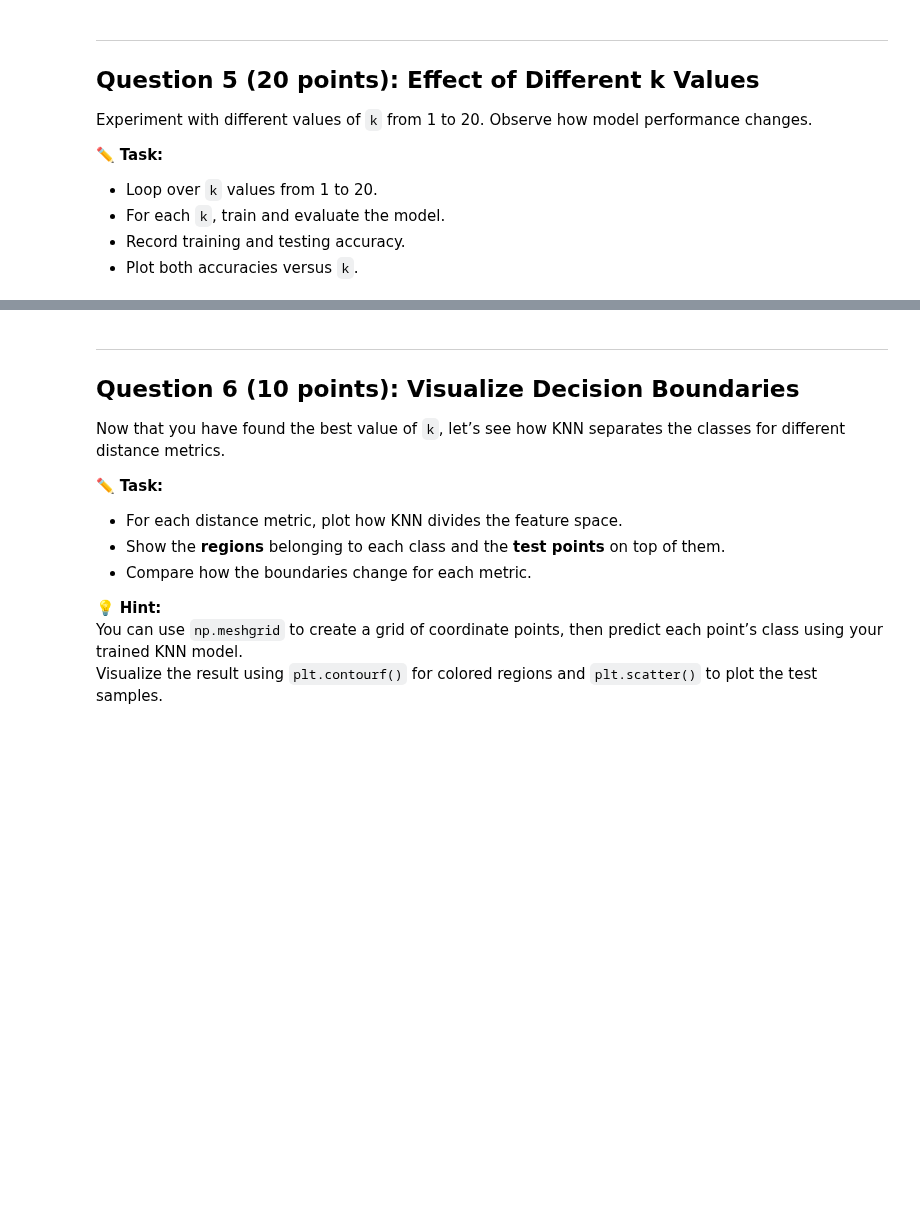
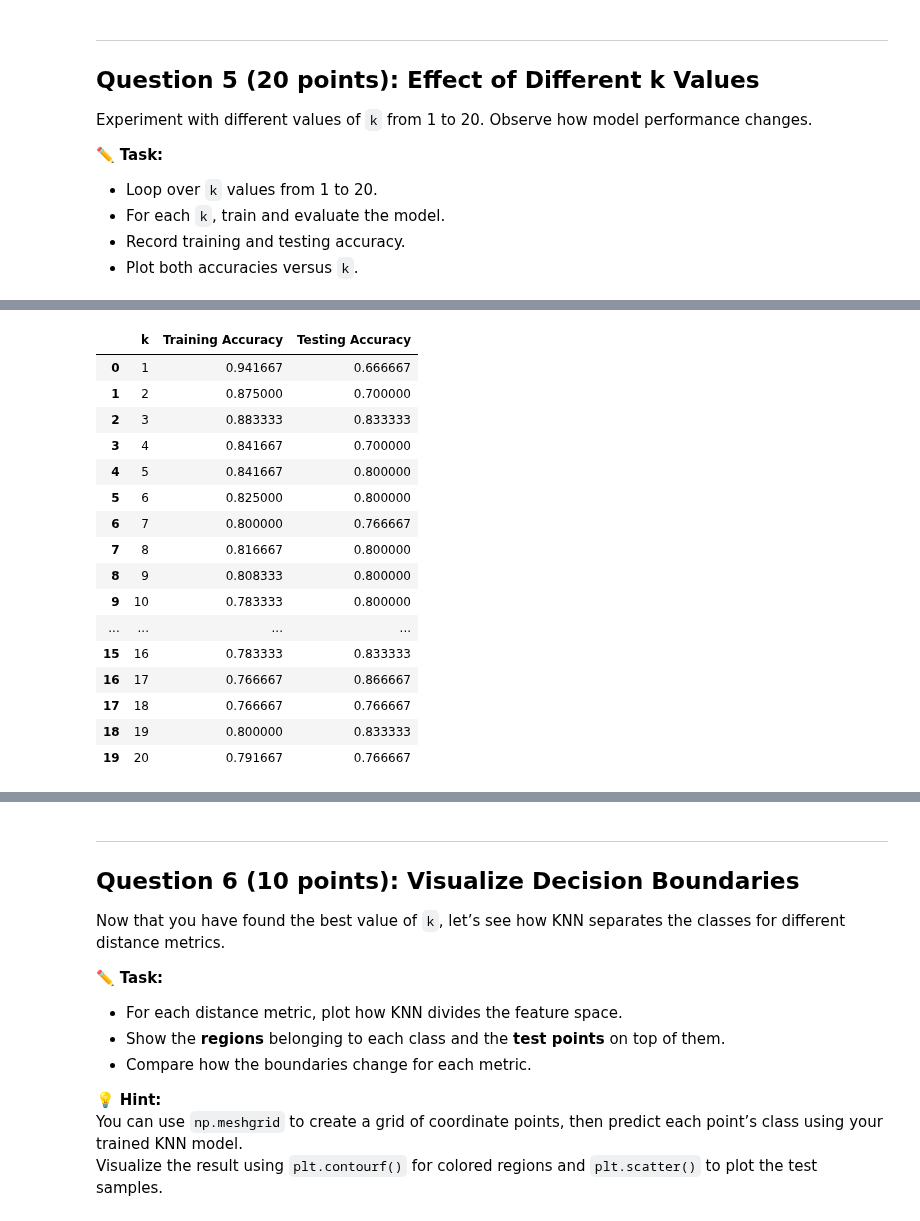
Before and after one commit to JanaAliCS/machine_leanring, a Jupyter notebook: assignment_2.ipynb, the cells around one changed output, grey strips where cells are left out. Drawn from its saved outputs; the diff is of its cells as text; code cells hidden in the pictures; blank space fills up the shorter version.

```diff
--- a/assignment_2.ipynb
+++ b/assignment_2.ipynb
@@ -146,0 +169,25 @@ Experiment with different values of `k` from 1 to 20. Observe how model performa
+# %%
+results_df = pd.DataFrame({
+    'k': range(1, 21),
+    'Training Accuracy': train_accuracy,
+    'Testing Accuracy': test_accuracy
+})
+results_df
+# %% [output]
+|  | k | Training Accuracy | Testing Accuracy |
+| 0 | 1 | 0.941667 | 0.666667 |
+| 1 | 2 | 0.875000 | 0.700000 |
+| 2 | 3 | 0.883333 | 0.833333 |
+| 3 | 4 | 0.841667 | 0.700000 |
+| 4 | 5 | 0.841667 | 0.800000 |
+| 5 | 6 | 0.825000 | 0.800000 |
+| 6 | 7 | 0.800000 | 0.766667 |
+| 7 | 8 | 0.816667 | 0.800000 |
+| 8 | 9 | 0.808333 | 0.800000 |
+| 9 | 10 | 0.783333 | 0.800000 |
+| ... | ... | ... | ... |
+| 15 | 16 | 0.783333 | 0.833333 |
+| 16 | 17 | 0.766667 | 0.866667 |
+| 17 | 18 | 0.766667 | 0.766667 |
+| 18 | 19 | 0.800000 | 0.833333 |
+| 19 | 20 | 0.791667 | 0.766667 |
```
Also changed, not shown: parts of 4 cells of this notebook.
